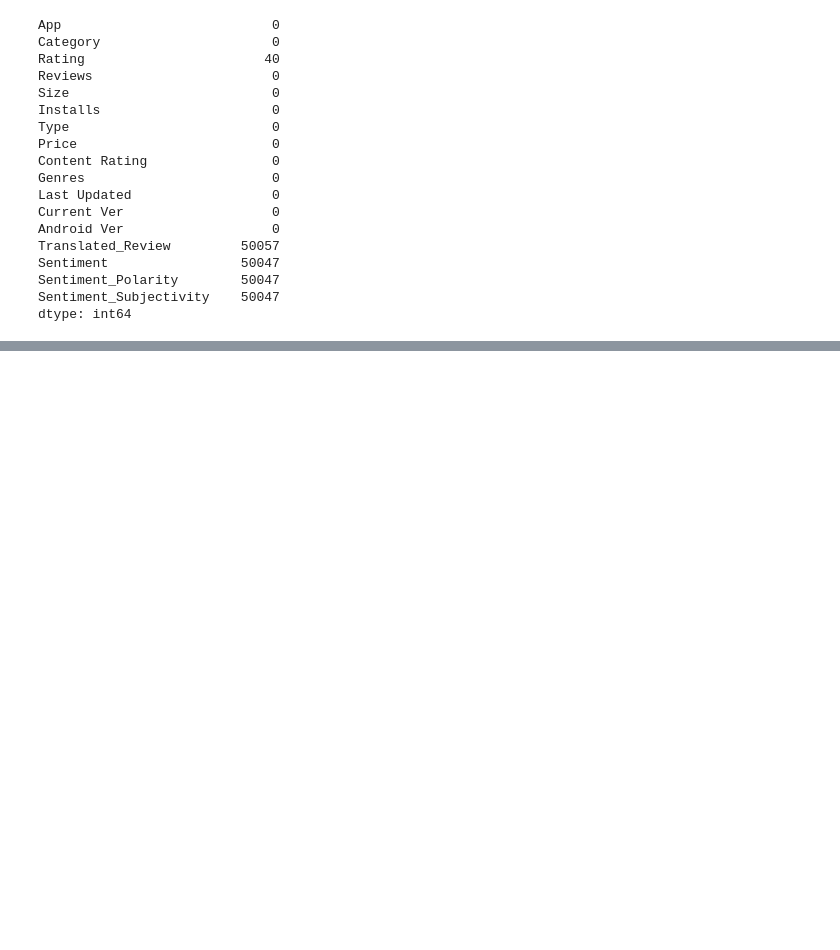
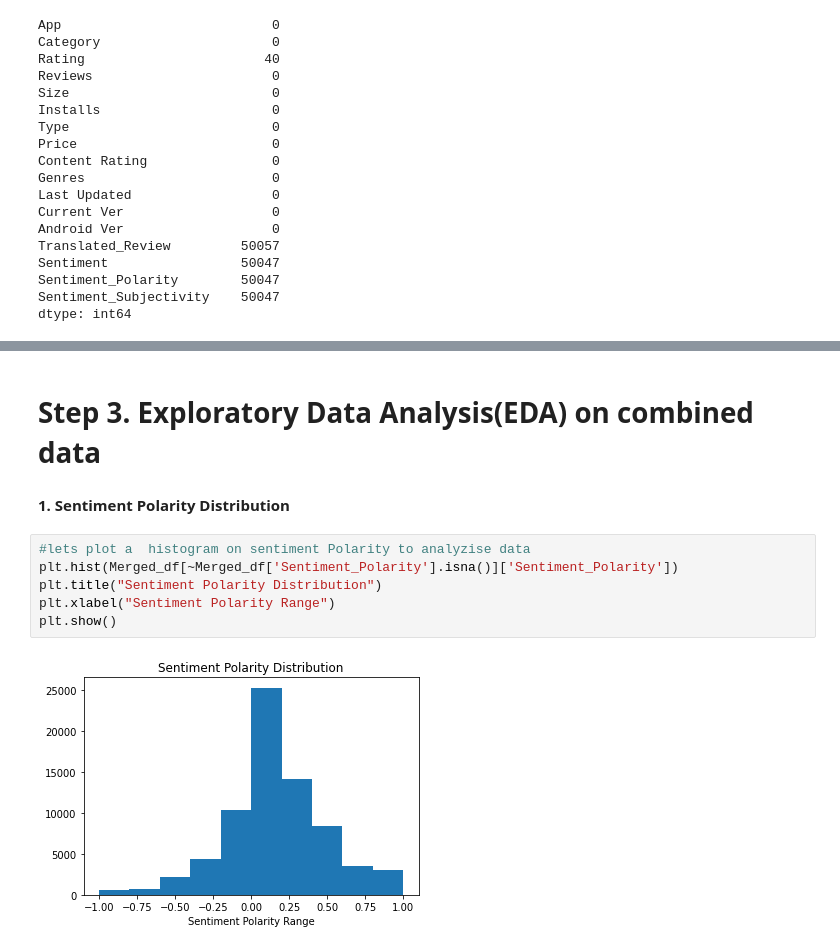
Before and after one commit to Shailendra114/Play-Store-App-Review-Analysis, a Jupyter notebook: Play_Store_App_Review_Analysis_Capstone_Project.ipynb, the cells around one changed output, grey strips where cells are left out. Cells and saved outputs as stored; diff of their text form; blank space fills up the shorter version.

```diff
--- a/Play_Store_App_Review_Analysis_Capstone_Project.ipynb
+++ b/Play_Store_App_Review_Analysis_Capstone_Project.ipynb
@@ -753,0 +792,12 @@ dtype: int64
+# %% [markdown]
+# Step 3. Exploratory Data Analysis(EDA) on combined data
+# %% [markdown]
+**1. Sentiment Polarity Distribution**
+# %%
+#lets plot a  histogram on sentiment Polarity to analyzise data
+plt.hist(Merged_df[~Merged_df['Sentiment_Polarity'].isna()]['Sentiment_Polarity'])
+plt.title("Sentiment Polarity Distribution")
+plt.xlabel("Sentiment Polarity Range")
+plt.show()
+# %% [output]
+[figure, added]
```
Also changed, not shown: parts of 38 cells of this notebook.
